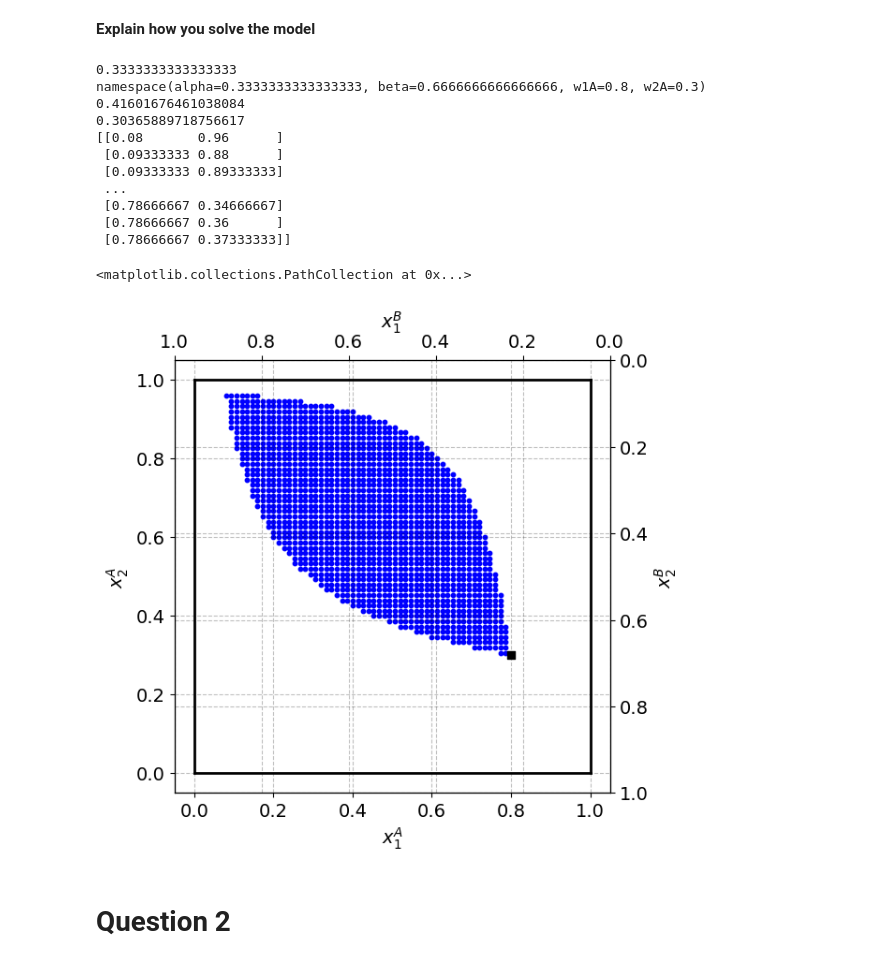
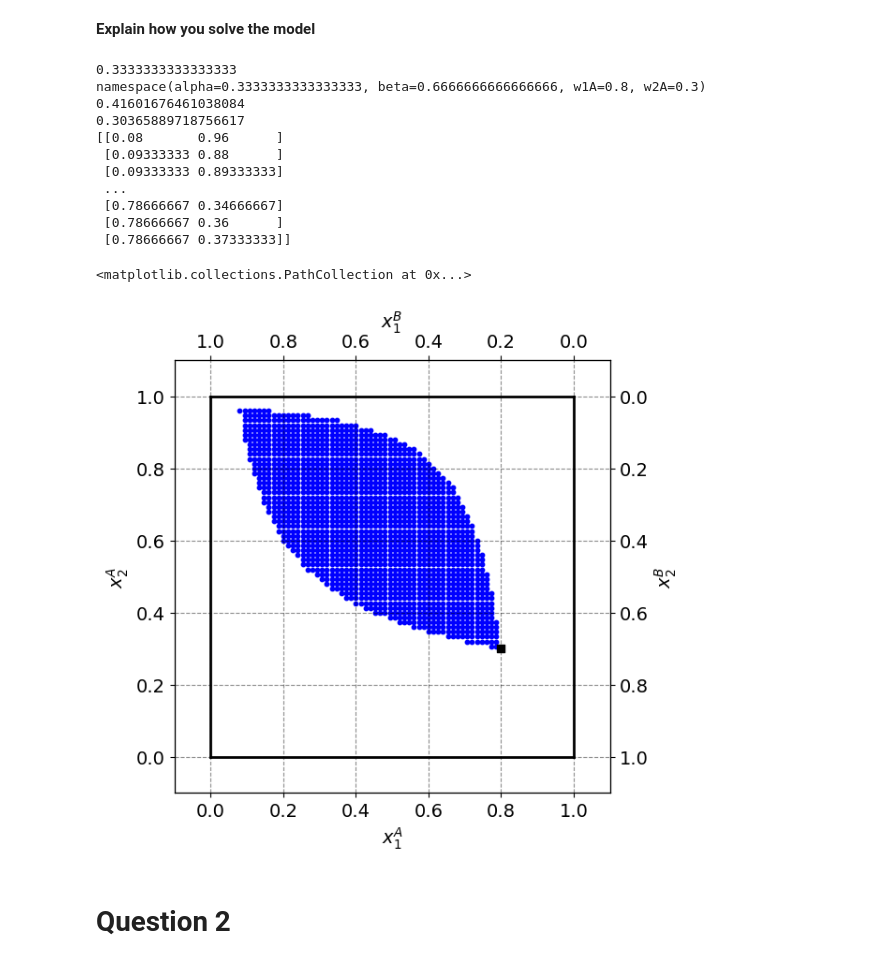
Before and after one commit to NumEconCopenhagen/projects-2024-darja-eloise-christian, a Jupyter notebook: inauguralproject/DEC_inauguralproject.ipynb, the cells around one changed output. Drawn from its saved outputs; the diff is of its cells as text; code cells hidden in the pictures.

```diff
--- a/inauguralproject/DEC_inauguralproject.ipynb
+++ b/inauguralproject/DEC_inauguralproject.ipynb
@@ -103,6 +103,11 @@ print(utility_personB)
 
 
 # code for solving the model
+par = model.par
+
+# a. total endowment
+w1bar = 1.0
+w2bar = 1.0
 
 ## here define the function for comparison
 def is_pareto(x1A, x2A):
@@ -131,34 +136,39 @@ temp = ax_A.twinx()
 temp.set_ylabel("$x_2^B$")
 ax_B = temp.twiny()
 ax_B.set_xlabel("$x_1^B$")
 ax_B.invert_xaxis()
 ax_B.invert_yaxis()
 
 # limits
 ax_A.plot([0,w1bar],[0,0],lw=2,color='black')
 ax_A.plot([0,w1bar],[w2bar,w2bar],lw=2,color='black')
 ax_A.plot([0,0],[0,w2bar],lw=2,color='black')
 ax_A.plot([w1bar,w1bar],[0,w2bar],lw=2,color='black')
 
+ax_A.set_xlim([-0.1, w1bar + 0.1])
+ax_A.set_ylim([-0.1, w2bar + 0.1])
+ax_B.set_xlim([w1bar + 0.1, -0.1])
+ax_B.set_ylim([w2bar + 0.1, -0.1])
+
 #Plotting Pareto improvements and initial endowment
 pareto_improvements = np.array(pareto_improvements)
 print(pareto_improvements)
 ax_A.scatter(pareto_improvements[:, 0], pareto_improvements[:, 1], color='blue', label='Pareto Improvements', s=10)
 ax_A.scatter(par.w1A,par.w2A,marker='s',color='black',label='endowment')
 # %% [output]
 0.3333333333333333
 namespace(alpha=0.3333333333333333, beta=0.6666666666666666, w1A=0.8, w2A=0.3)
 0.41601676461038084
 0.30365889718756617
 [[0.08       0.96      ]
  [0.09333333 0.88      ]
  [0.09333333 0.89333333]
  ...
  [0.78666667 0.34666667]
  [0.78666667 0.36      ]
  [0.78666667 0.37333333]]
 <matplotlib.collections.PathCollection at 0x...>
-[figure, old version]
+[figure, new version]
 # %% [markdown]
 # Question 2
 # %% [markdown]
```
